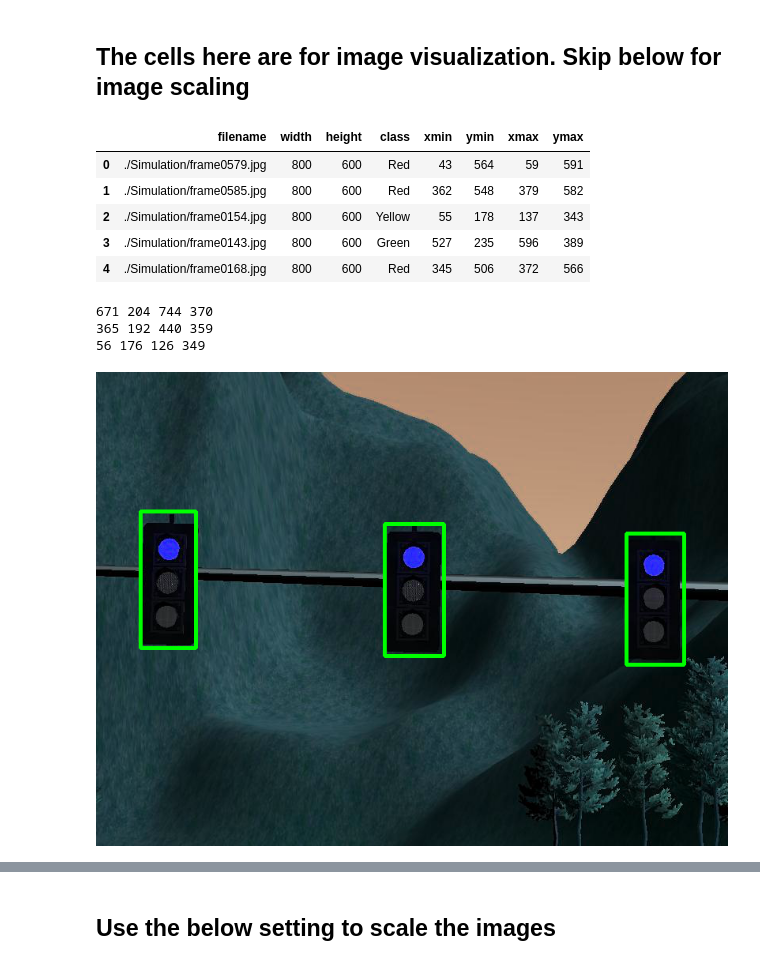
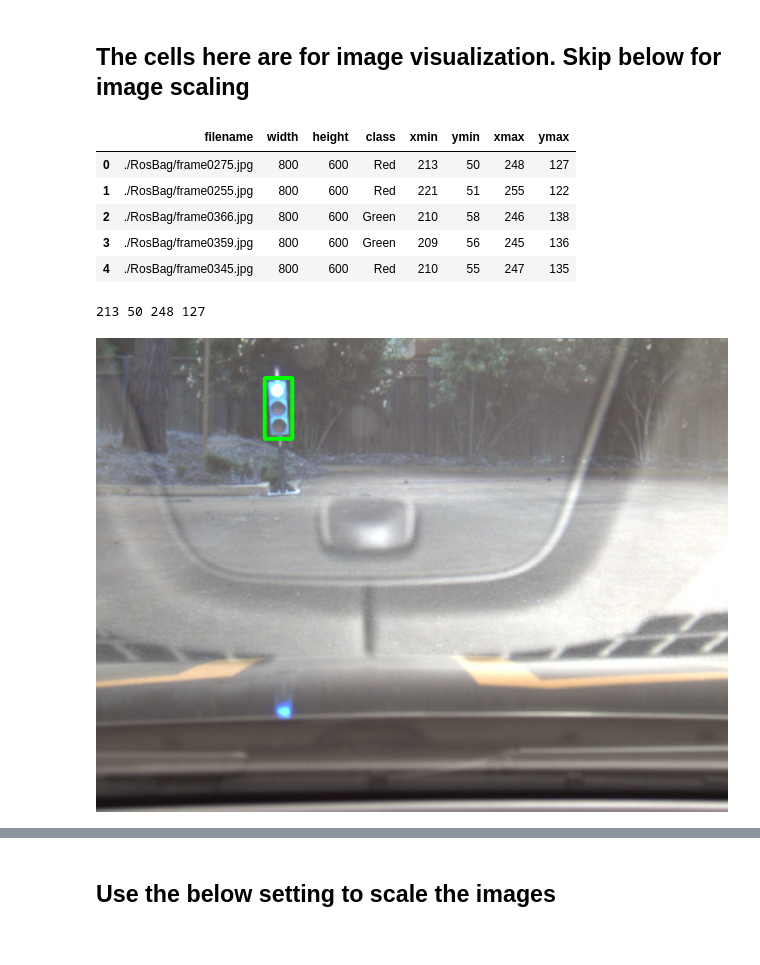
Before and after one commit to cruise-control/CarND-Capstone, a Jupyter notebook: workspaces/scripts/DrawBoxes.ipynb, the cells around one changed output, grey strips where cells are left out. Saved outputs shown, nothing was run; the diff lists cells and outputs as text; code cells hidden in the pictures.

```diff
--- a/workspaces/scripts/DrawBoxes.ipynb
+++ b/workspaces/scripts/DrawBoxes.ipynb
@@ -6,15 +6,15 @@ import pandas as pd
 from PIL import Image
 # %%
 prefix = ''
-full_labels = pd.read_csv(prefix + './compiled_traffic_lights.csv')
+full_labels = pd.read_csv(prefix + './rosbag_compiled_traffic_lights.csv')
 full_labels.head()
 # %% [output]
 |  | filename | width | height | class | xmin | ymin | xmax | ymax |
-| 0 | ./Simulation/frame0579.jpg | 800 | 600 | Red | 43 | 564 | 59 | 591 |
-| 1 | ./Simulation/frame0585.jpg | 800 | 600 | Red | 362 | 548 | 379 | 582 |
-| 2 | ./Simulation/frame0154.jpg | 800 | 600 | Yellow | 55 | 178 | 137 | 343 |
-| 3 | ./Simulation/frame0143.jpg | 800 | 600 | Green | 527 | 235 | 596 | 389 |
-| 4 | ./Simulation/frame0168.jpg | 800 | 600 | Red | 345 | 506 | 372 | 566 |
+| 0 | ./RosBag/frame0275.jpg | 800 | 600 | Red | 213 | 50 | 248 | 127 |
+| 1 | ./RosBag/frame0255.jpg | 800 | 600 | Red | 221 | 51 | 255 | 122 |
+| 2 | ./RosBag/frame0366.jpg | 800 | 600 | Green | 210 | 58 | 246 | 138 |
+| 3 | ./RosBag/frame0359.jpg | 800 | 600 | Green | 209 | 56 | 245 | 136 |
+| 4 | ./RosBag/frame0345.jpg | 800 | 600 | Red | 210 | 55 | 247 | 135 |
 # %%
 def draw_boxes(image_name):
     selected_value = full_labels[full_labels.filename == image_name]
@@ -26,11 +26,9 @@ def draw_boxes(image_name):
 # %%
 import matplotlib.pyplot as plt
 import numpy as np
 
-Image.fromarray(draw_boxes(prefix +'./Simulation/frame0369.jpg'))
+Image.fromarray(draw_boxes(prefix +'./RosBag/frame0275.jpg'))
 # %% [output]
-671 204 744 370
-365 192 440 359
-56 176 126 349
+213 50 248 127
-[figure, old version]
+[figure, new version]
 # %%
```
Also changed, not shown: parts of 2 cells of this notebook, 2 other files.
